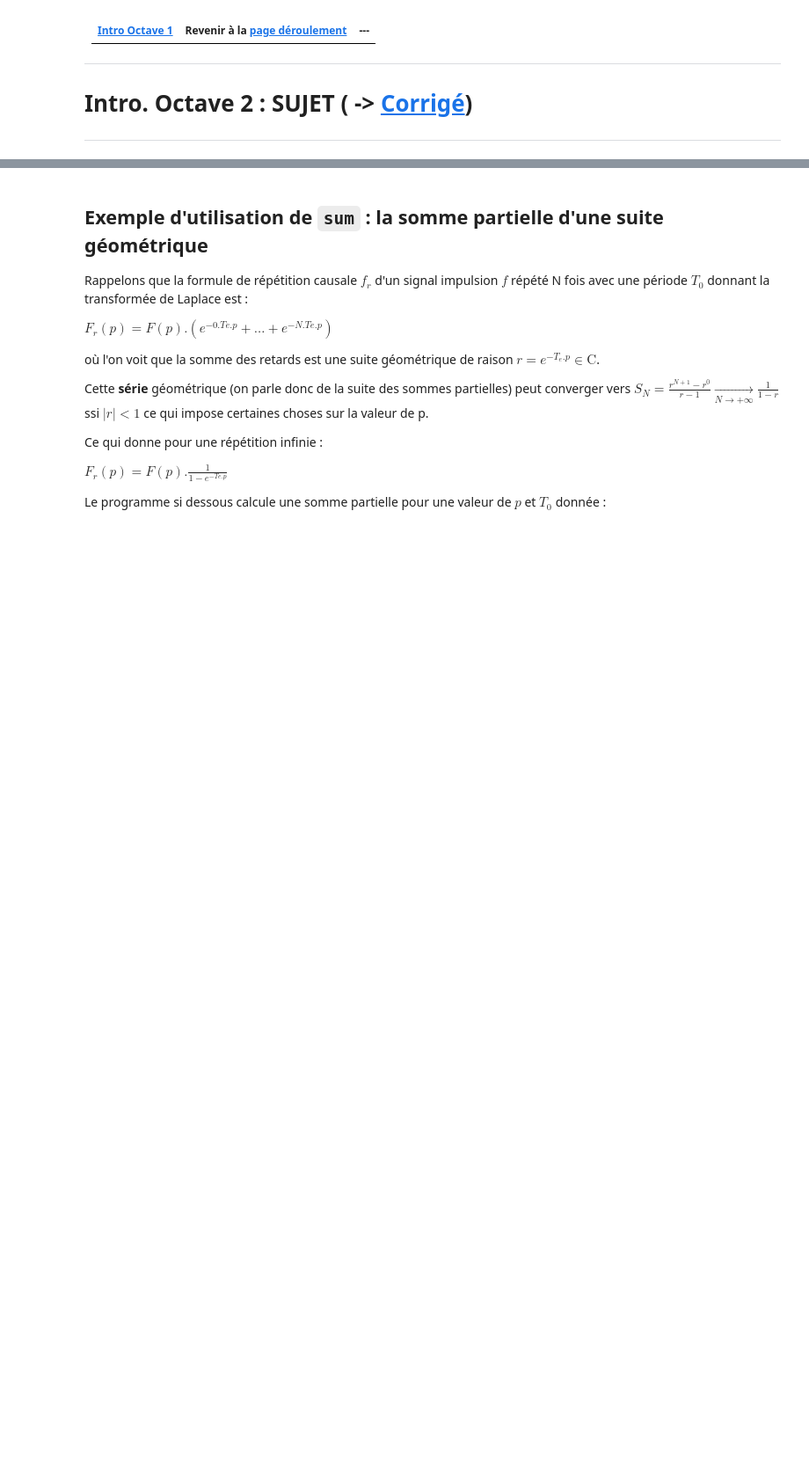
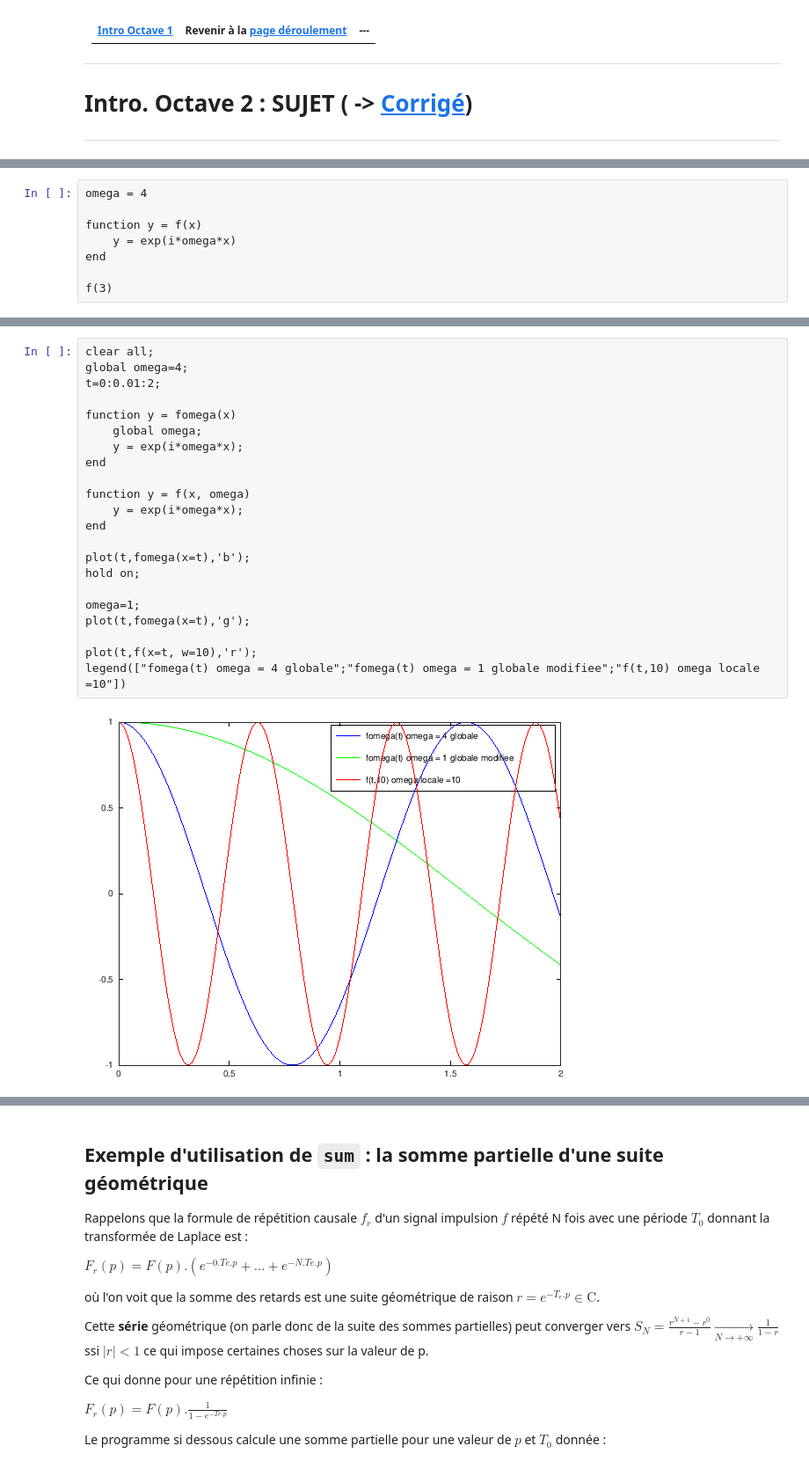
Before and after one commit to balaise31/Signal, a Jupyter notebook: continu/td/notebooks/intro_octave_2.ipynb, the cells around one changed output, grey strips where cells are left out. Shown at 88% size. Cells and saved outputs as stored; diff of their text form; blank space fills up the shorter version.

```diff
--- a/continu/td/notebooks/intro_octave_2.ipynb
+++ b/continu/td/notebooks/intro_octave_2.ipynb
@@ -48,0 +189,8 @@ plot(t,gauche.*droite);
+# %%
+omega = 4
+
+function y = f(x)
+    y = exp(i*omega*x)
+end
+
+f(3)
@@ -48,0 +208,24 @@ plot(t,gauche.*droite);
+# %%
+clear all;
+global omega=4;
+t=0:0.01:2;
+
+function y = fomega(x)
+    global omega;
+    y = exp(i*omega*x);
+end
+
+function y = f(x, omega)
+    y = exp(i*omega*x);
+end
+
+plot(t,fomega(x=t),'b');
+hold on;
+
+omega=1;
+plot(t,fomega(x=t),'g');
+
+plot(t,f(x=t, w=10),'r');
+legend(["fomega(t) omega = 4 globale";"fomega(t) omega = 1 globale modifiee";"f(t,10) omega locale =10"])
+# %% [output]
+[figure, added]
```
Also changed, not shown: parts of 39 cells of this notebook, 11 other files.
